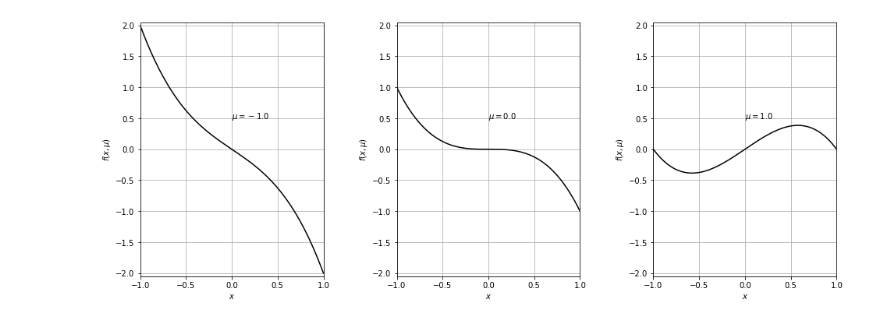
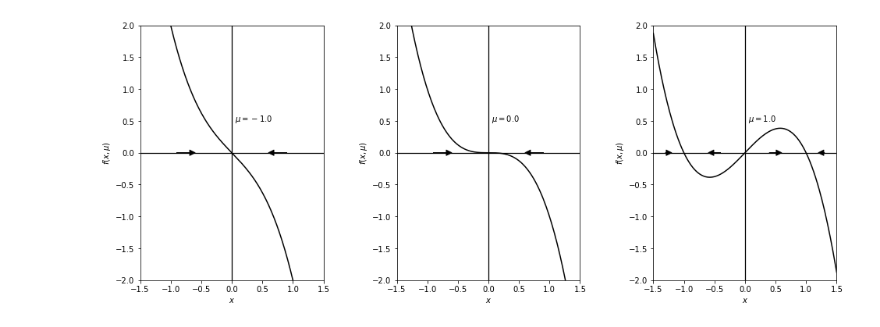
Before and after one commit to tcbn-ai/TIL, a Jupyter notebook: Study_Nonlinear_systems/ipython_notebook/6.4_pitchfork_1dim.ipynb, the cells around one changed output. Drawn from its saved outputs; the diff is of its cells as text; code cells hidden in the pictures.

```diff
--- a/Study_Nonlinear_systems/ipython_notebook/6.4_pitchfork_1dim.ipynb
+++ b/Study_Nonlinear_systems/ipython_notebook/6.4_pitchfork_1dim.ipynb
@@ -17,15 +17,35 @@ def plot_dynamics(x):
         axes[i].plot(x, dyn_mu[i], c="k")
         axes[i].set_xlim([x[0], x[-1]])
         axes[i].set_xlabel(r"$x$"); axes[i].set_ylabel(r"$f(x, \mu)$")
-        axes[i].grid(True)
-        axes[i].set_ylim([-2.05, 2.05])
-        axes[i].text(0, 0.5, r"$\mu = {}$".format(mu_lst[i]))
+        # axes[i].grid(True)
+        axes[i].set_ylim([-2.0, 2.0])
+        axes[i].text(0.05, 0.5, r"$\mu = {}$".format(mu_lst[i]))
+        xl = [-1.5, 1.5]; yl = [0, 0]
+        xs = [0, 0]; ys = [-2, 2]
+        axes[i].plot(xl, yl, c='k', linewidth=1.25)     # x軸
+        axes[i].plot(xs, ys, c='k', linewidth=1.25)     # y軸
+    axes[0].annotate(text='',xy=(0,0), xytext=(1.5,0), xycoords='data',\
+            arrowprops=dict(facecolor='black', width=0, headwidth=7.0, headlength=7.0, shrink=0.4))
+    axes[0].annotate(text='',xy=(0,0), xytext=(-1.5,0), xycoords='data',\
+            arrowprops=dict(facecolor='black', width=0, headwidth=7.0, headlength=7.0, shrink=0.4))
+    axes[1].annotate(text='',xy=(0,0), xytext=(1.5,0), xycoords='data',\
+            arrowprops=dict(facecolor='black', width=0, headwidth=7.0, headlength=7.0, shrink=0.4))
+    axes[1].annotate(text='',xy=(0,0), xytext=(-1.5,0), xycoords='data',\
+            arrowprops=dict(facecolor='black', width=0, headwidth=7.0, headlength=7.0, shrink=0.4))
+    axes[2].annotate(text='',xy=(1,0), xytext=(1.5,0), xycoords='data',\
+            arrowprops=dict(facecolor='black', width=0, headwidth=7.0, headlength=7.0, shrink=0.4))
+    axes[2].annotate(text='',xy=(1,0), xytext=(0,0), xycoords='data',\
+            arrowprops=dict(facecolor='black', width=0, headwidth=7.0, headlength=7.0, shrink=0.4))
+    axes[2].annotate(text='',xy=(-1,0), xytext=(0,0), xycoords='data',\
+            arrowprops=dict(facecolor='black', width=0, headwidth=7.0, headlength=7.0, shrink=0.4))
+    axes[2].annotate(text='',xy=(-1,0), xytext=(-1.5,0), xycoords='data',\
+            arrowprops=dict(facecolor='black', width=0, headwidth=7.0, headlength=7.0, shrink=0.4))
     plt.savefig("./6.4_pitchfork_graph.svg")
 # %%
-x = np.linspace(-1, 1, 201)
+x = np.linspace(-1.5, 1.5, 201)
 plot_dynamics(x)
 # %% [output]
-[figure, old version]
+[figure, new version]
 # %%
 def P_plus(mu):
     return np.sqrt(mu)
```
Also changed, not shown: parts of 2 cells of this notebook, 8 other files.
